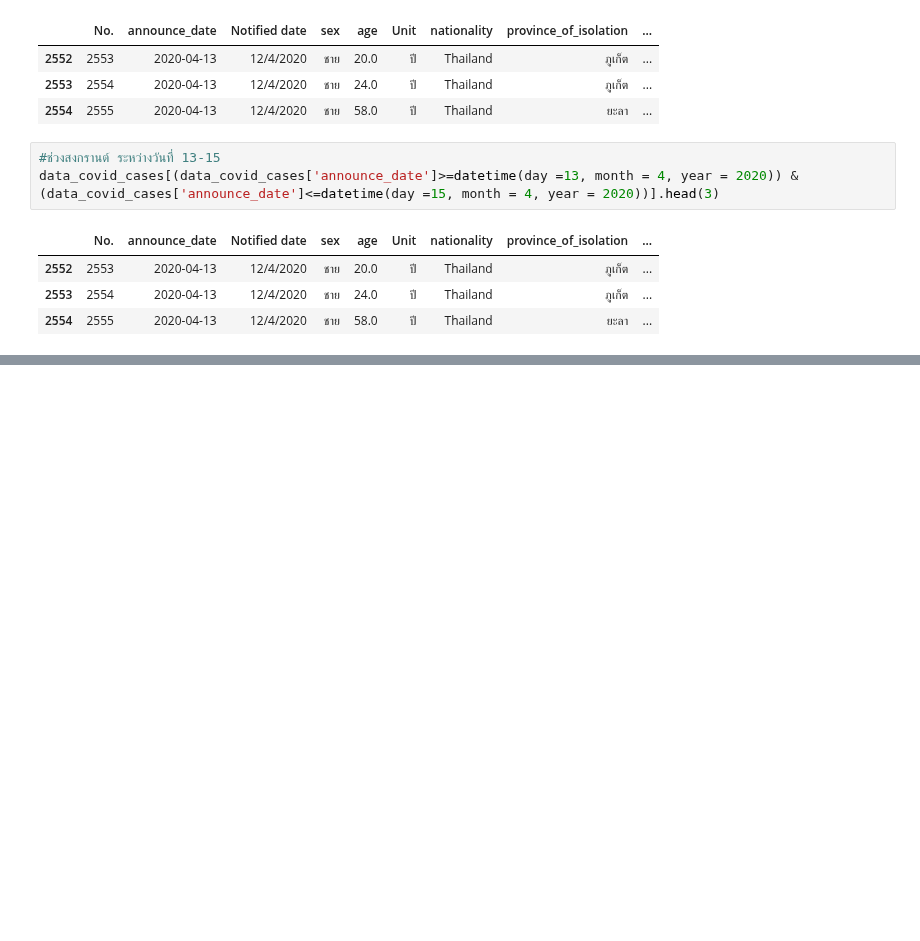
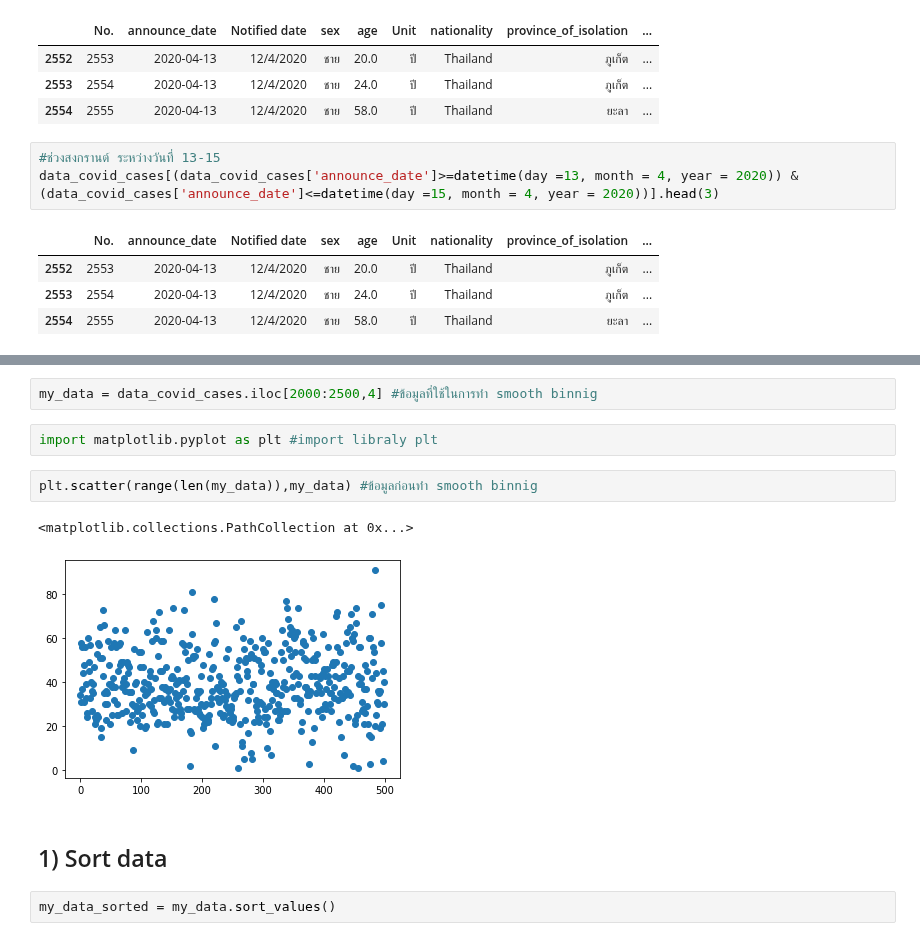
Before and after one commit to Peckkie/DPDM2021, a Jupyter notebook: Data_preprocessing_(Chapter_3).ipynb, the cells around one changed output, grey strips where cells are left out. Saved outputs shown, nothing was run; the diff lists cells and outputs as text; blank space fills up the shorter version.

Commit message:
Smooth data and Commented

```diff
--- a/Data_preprocessing_(Chapter_3).ipynb
+++ b/Data_preprocessing_(Chapter_3).ipynb
@@ -1079,0 +1113,13 @@ data_covid_cases
+# %%
+my_data = data_covid_cases.iloc[2000:2500,4] #ข้อมูลที่ใช้ในการทำ smooth binnig
+# %%
+import matplotlib.pyplot as plt #import libraly plt
+# %%
+plt.scatter(range(len(my_data)),my_data) #ข้อมูลก่อนทำ smooth binnig
+# %% [output]
+<matplotlib.collections.PathCollection at 0x...>
+[figure, added]
+# %% [markdown]
+## 1) Sort data
+# %%
+my_data_sorted = my_data.sort_values()
```
Also changed, not shown: parts of 29 cells of this notebook.
